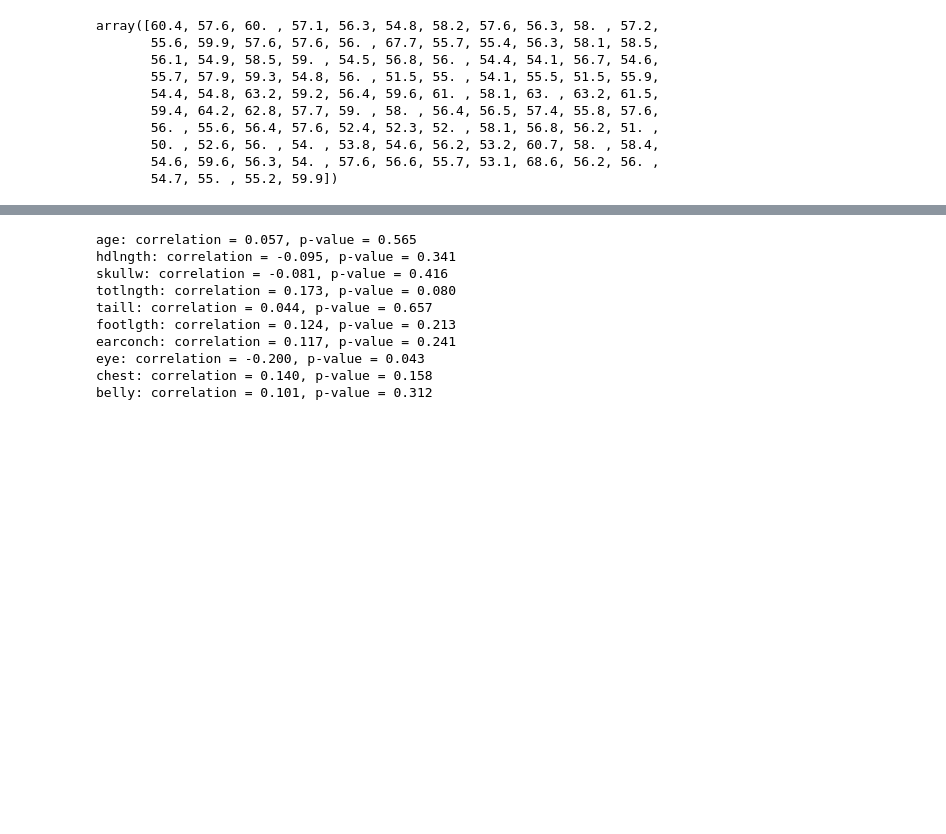
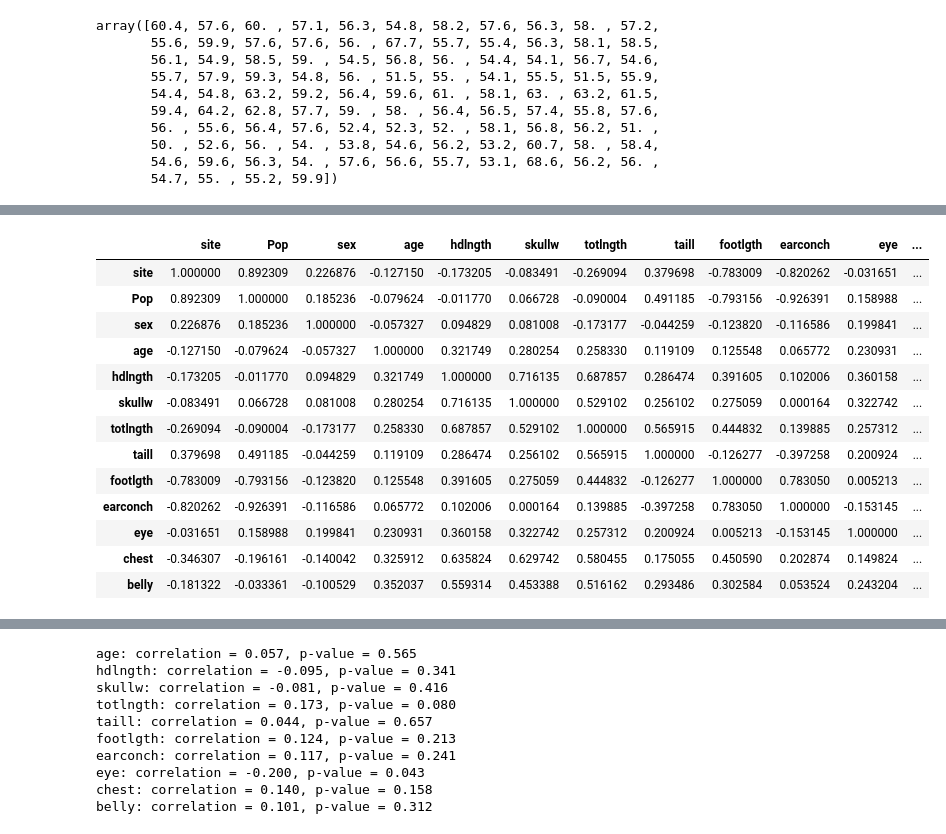
Before and after one commit to MajidrNEO1879/machine-learning-projects, a Jupyter notebook: possum_analysis/possum_kaggle.ipynb, the cells around one changed output, grey strips where cells are left out. Saved outputs shown, nothing was run; the diff lists cells and outputs as text; code cells hidden in the pictures; blank space fills up the shorter version.

```diff
--- a/possum_analysis/possum_kaggle.ipynb
+++ b/possum_analysis/possum_kaggle.ipynb
@@ -375,0 +371,18 @@ Name: age, dtype: float64
+# %%
+correlation_matrix = df.corr()
+correlation_matrix
+# %% [output]
+|  | site | Pop | sex | age | hdlngth | skullw | totlngth | taill | footlgth | earconch | eye | ... |
+| site | 1.000000 | 0.892309 | 0.226876 | -0.127150 | -0.173205 | -0.083491 | -0.269094 | 0.379698 | -0.783009 | -0.820262 | -0.031651 | ... |
+| Pop | 0.892309 | 1.000000 | 0.185236 | -0.079624 | -0.011770 | 0.066728 | -0.090004 | 0.491185 | -0.793156 | -0.926391 | 0.158988 | ... |
+| sex | 0.226876 | 0.185236 | 1.000000 | -0.057327 | 0.094829 | 0.081008 | -0.173177 | -0.044259 | -0.123820 | -0.116586 | 0.199841 | ... |
+| age | -0.127150 | -0.079624 | -0.057327 | 1.000000 | 0.321749 | 0.280254 | 0.258330 | 0.119109 | 0.125548 | 0.065772 | 0.230931 | ... |
+| hdlngth | -0.173205 | -0.011770 | 0.094829 | 0.321749 | 1.000000 | 0.716135 | 0.687857 | 0.286474 | 0.391605 | 0.102006 | 0.360158 | ... |
+| skullw | -0.083491 | 0.066728 | 0.081008 | 0.280254 | 0.716135 | 1.000000 | 0.529102 | 0.256102 | 0.275059 | 0.000164 | 0.322742 | ... |
+| totlngth | -0.269094 | -0.090004 | -0.173177 | 0.258330 | 0.687857 | 0.529102 | 1.000000 | 0.565915 | 0.444832 | 0.139885 | 0.257312 | ... |
+| taill | 0.379698 | 0.491185 | -0.044259 | 0.119109 | 0.286474 | 0.256102 | 0.565915 | 1.000000 | -0.126277 | -0.397258 | 0.200924 | ... |
+| footlgth | -0.783009 | -0.793156 | -0.123820 | 0.125548 | 0.391605 | 0.275059 | 0.444832 | -0.126277 | 1.000000 | 0.783050 | 0.005213 | ... |
+| earconch | -0.820262 | -0.926391 | -0.116586 | 0.065772 | 0.102006 | 0.000164 | 0.139885 | -0.397258 | 0.783050 | 1.000000 | -0.153145 | ... |
+| eye | -0.031651 | 0.158988 | 0.199841 | 0.230931 | 0.360158 | 0.322742 | 0.257312 | 0.200924 | 0.005213 | -0.153145 | 1.000000 | ... |
+| chest | -0.346307 | -0.196161 | -0.140042 | 0.325912 | 0.635824 | 0.629742 | 0.580455 | 0.175055 | 0.450590 | 0.202874 | 0.149824 | ... |
+| belly | -0.181322 | -0.033361 | -0.100529 | 0.352037 | 0.559314 | 0.453388 | 0.516162 | 0.293486 | 0.302584 | 0.053524 | 0.243204 | ... |
```
Also changed, not shown: parts of 19 cells of this notebook, 1 other file.
